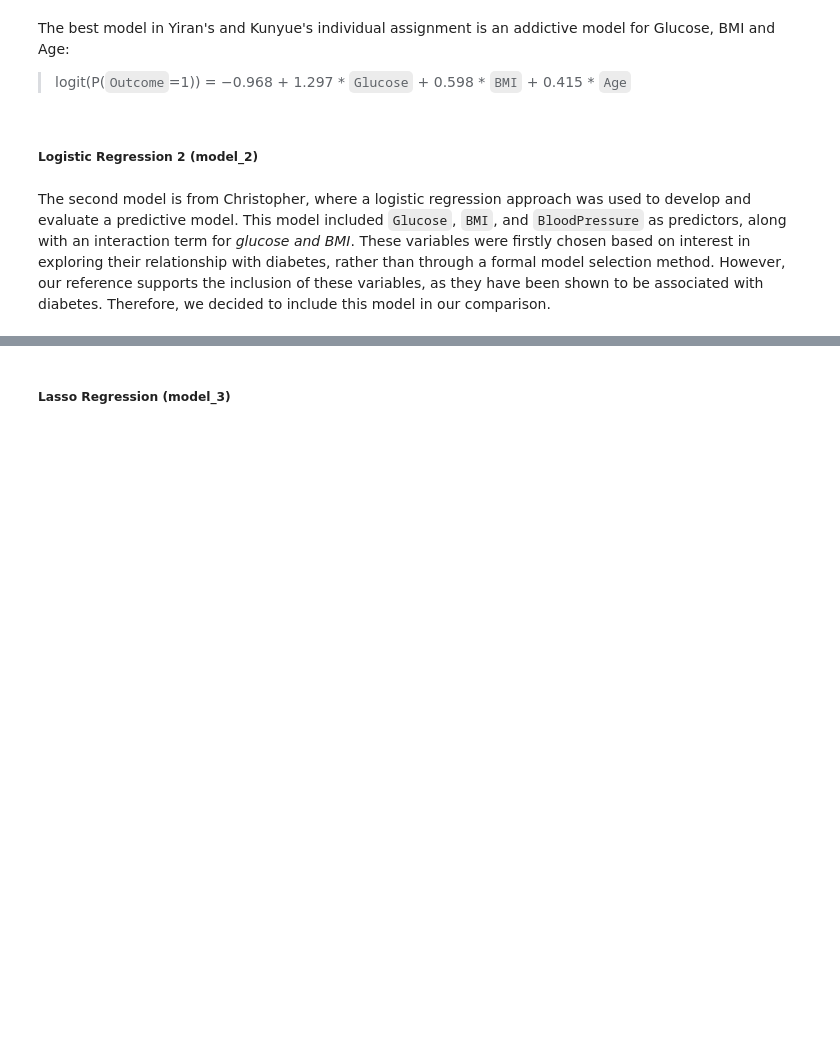
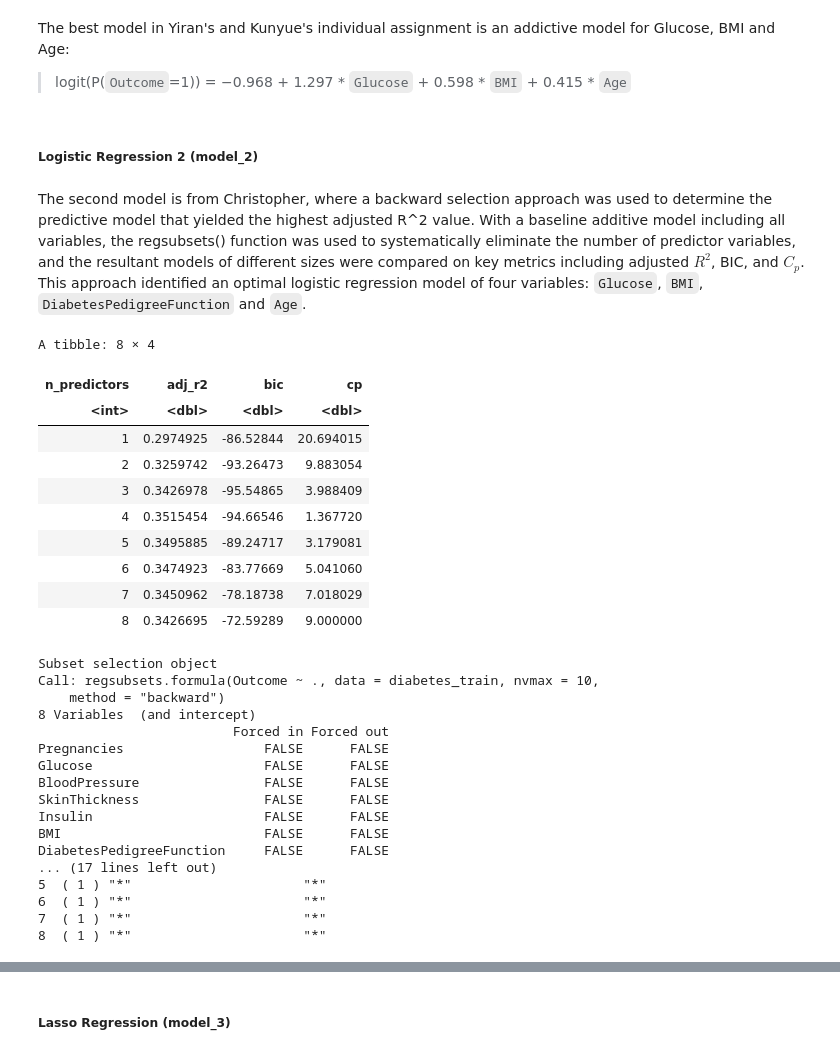
Before and after one commit to yoykyL/STAT301-Final-Report, a Jupyter notebook: Final_Report.ipynb, the cells around one changed output, grey strips where cells are left out. Saved outputs shown, nothing was run; the diff lists cells and outputs as text; code cells hidden in the pictures; blank space fills up the shorter version.

```diff
--- a/Final_Report.ipynb
+++ b/Final_Report.ipynb
@@ -435,7 +436,59 @@ The best model in Yiran's and Kunyue's individual assignment is an addictive mod
 # %% [markdown]
 ##### Logistic Regression 2 (model_2)
 # %% [markdown]
-The second model is from Christopher, where a logistic regression approach was used to develop and evaluate a predictive model. This model included `Glucose`, `BMI`, and `BloodPressure` as predictors, along with an interaction term for *glucose and BMI*. These variables were firstly chosen based on interest in exploring their relationship with diabetes, rather than through a formal model selection method. However, our reference supports the inclusion of these variables, as they have been shown to be associated with diabetes. Therefore, we decided to include this model in our comparison.
+The second model is from Christopher, where a backward selection approach was used to determine the predictive model that yielded the highest adjusted R^2 value. With a baseline additive model including all variables, the regsubsets() function was used to systematically eliminate the number of predictor variables, and the resultant models of different sizes were compared on key metrics including adjusted $R^2$, BIC, and $C_p$. This approach identified an optimal logistic regression model of four variables: `Glucose`, `BMI`, `DiabetesPedigreeFunction` and `Age`.
+# %%
+# Main Developer: Christopher Mok
+
+# Convert "Outcome" to a factor to differentiate between categories
+diabetes_data$Outcome <- as.factor(diabetes_data$Outcome)
+
+# Backward selection using regsubsets
+backward_sel <- regsubsets(
+  Outcome ~ .,
+  data = diabetes_train,
+  nvmax = 10,  # Maximum number of predictors
+  method = "backward"
+)
+backward_summary <- summary(backward_sel)
+
+backward_summary_df <- tibble(
+  n_predictors = 1:length(backward_summary$adjr2),
+  adj_r2 = backward_summary$adjr2,
+  bic = backward_summary$bic,
+  cp = backward_summary$cp
+)
+backward_summary_df
+backward_summary
+# %% [output]
+A tibble: 8 × 4
+| n_predictors | adj_r2 | bic | cp |
+| <int> | <dbl> | <dbl> | <dbl> |
+| 1 | 0.2974925 | -86.52844 | 20.694015 |
+| 2 | 0.3259742 | -93.26473 | 9.883054 |
+| 3 | 0.3426978 | -95.54865 | 3.988409 |
+| 4 | 0.3515454 | -94.66546 | 1.367720 |
+| 5 | 0.3495885 | -89.24717 | 3.179081 |
+| 6 | 0.3474923 | -83.77669 | 5.041060 |
+| 7 | 0.3450962 | -78.18738 | 7.018029 |
+| 8 | 0.3426695 | -72.59289 | 9.000000 |
+Subset selection object
+Call: regsubsets.formula(Outcome ~ ., data = diabetes_train, nvmax = 10,
+    method = "backward")
+8 Variables  (and intercept)
+                         Forced in Forced out
+Pregnancies                  FALSE      FALSE
+Glucose                      FALSE      FALSE
+BloodPressure                FALSE      FALSE
+SkinThickness                FALSE      FALSE
+Insulin                      FALSE      FALSE
+BMI                          FALSE      FALSE
+DiabetesPedigreeFunction     FALSE      FALSE
+... (17 lines left out)
+5  ( 1 ) "*"                      "*"
+6  ( 1 ) "*"                      "*"
+7  ( 1 ) "*"                      "*"
+8  ( 1 ) "*"                      "*"
 # %%
 # Main Developer: Christopher Mok
 
```
Also changed, not shown: parts of 6 cells of this notebook.
